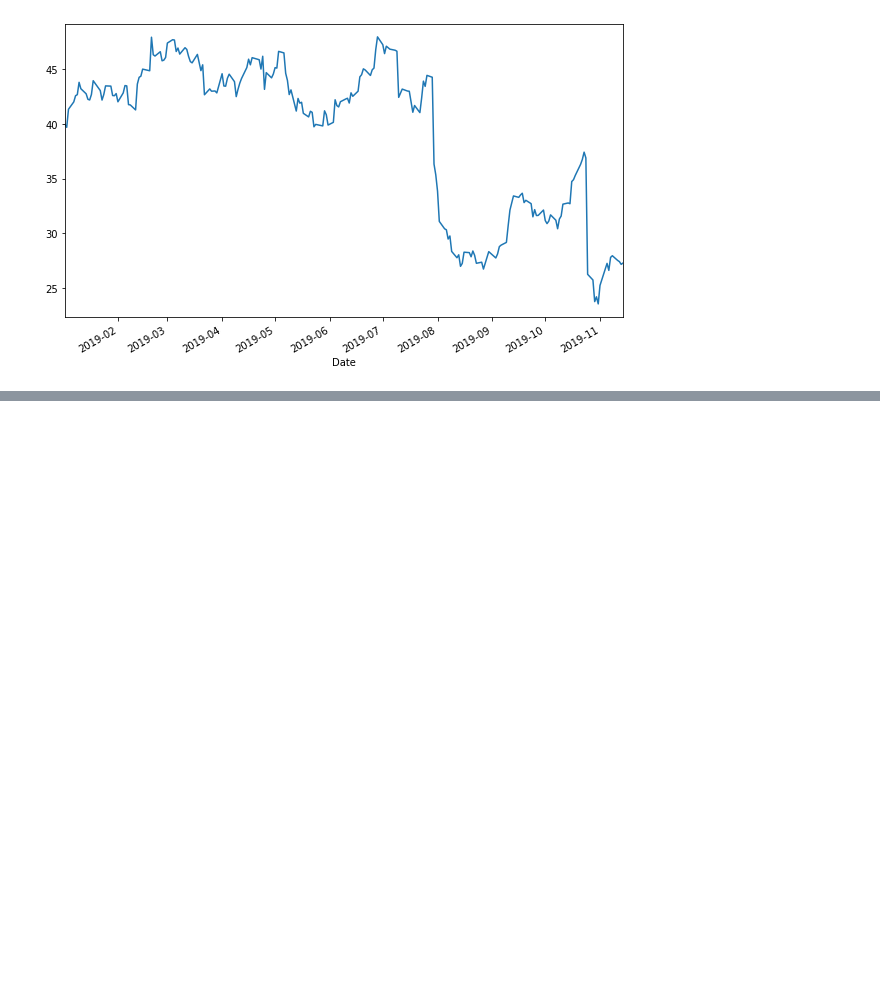
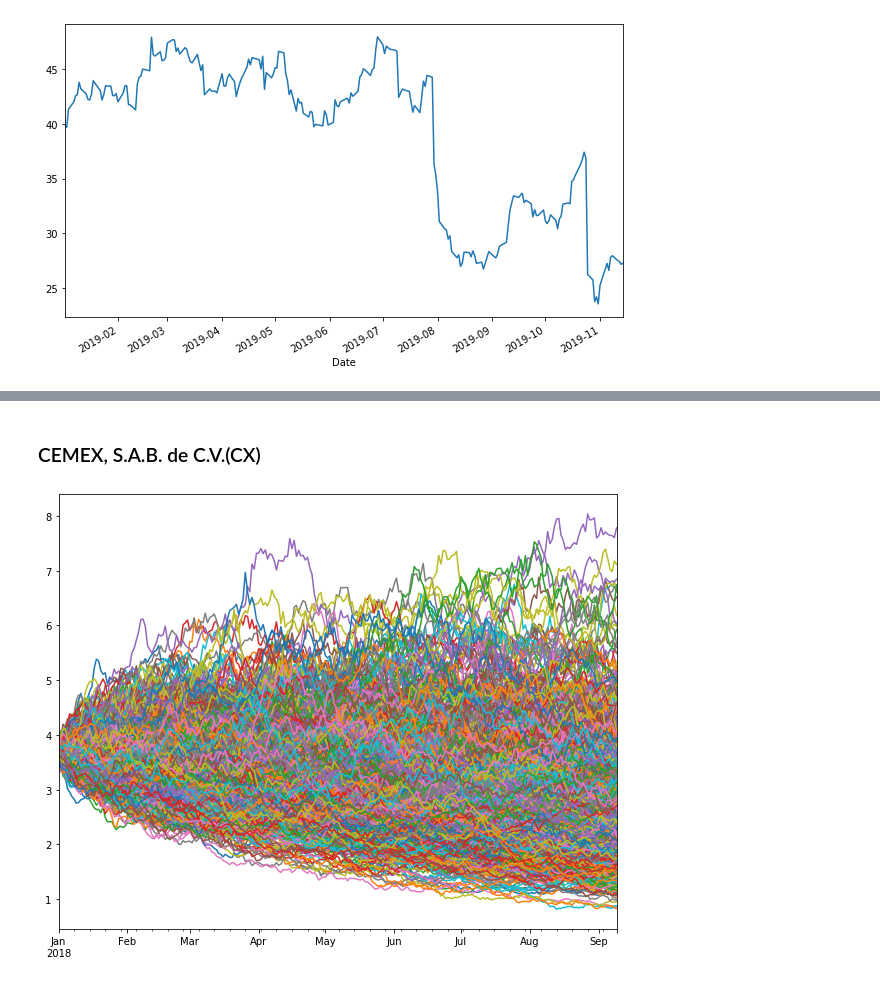
Before and after one commit to rodrigo-giron/Proyecto_modulo2., a Jupyter notebook: Proyecto_2.ipynb, the cells around one changed output, grey strips where cells are left out. Drawn from its saved outputs; the diff is of its cells as text; code cells hidden in the pictures; blank space fills up the shorter version.

```diff
--- a/Proyecto_2.ipynb
+++ b/Proyecto_2.ipynb
@@ -127,0 +151,6 @@ closes2018.GVA.plot(figsize=(10,6));
+# %% [markdown]
+### CEMEX, S.A.B. de C.V.(CX)
+# %%
+simcloses_CX.plot(figsize=(10,8),legend=False);
+# %% [output]
+[figure, added]
```
Also changed, not shown: parts of 12 cells of this notebook.
